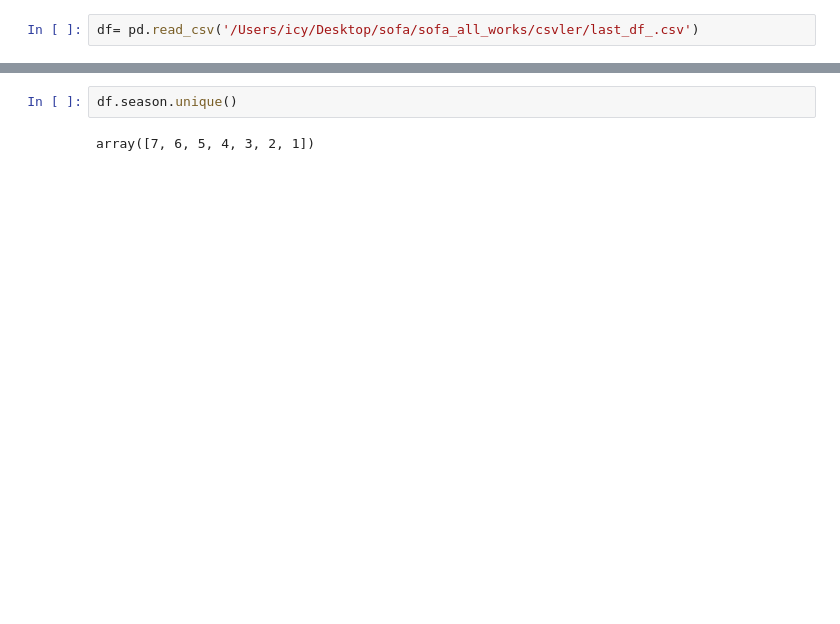
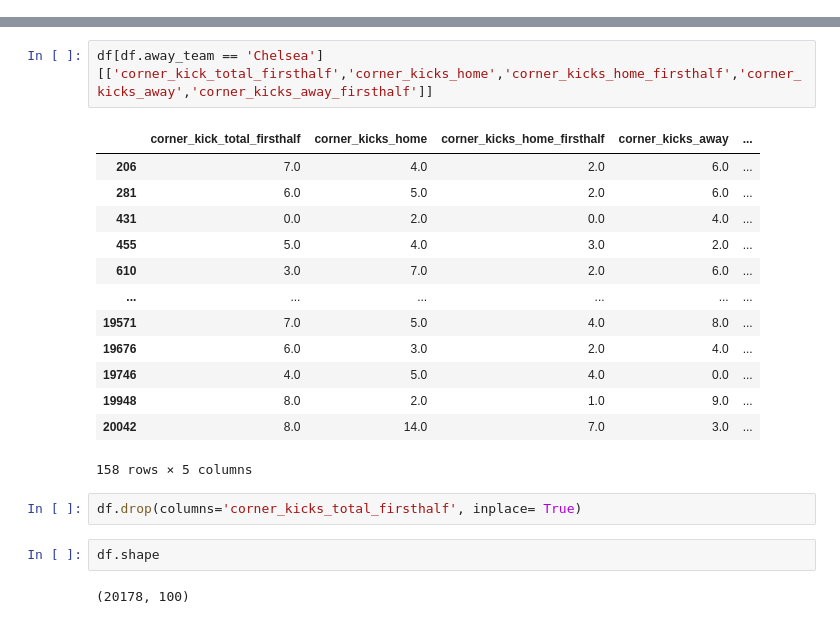
Before and after one commit to jesustr/sofa_calisma, a Jupyter notebook: sofa_functions.ipynb, the cells around one changed output, grey strips where cells are left out. Drawn from its saved outputs; the diff is of its cells as text; blank space fills up the shorter version.

```diff
--- a/sofa_functions.ipynb
+++ b/sofa_functions.ipynb
@@ -82,3 +82 @@ def corner(home,away,hafta= 5,period= None):
-# %%
-df= pd.read_csv('/Users/icy/Desktop/sofa/sofa_all_works/csvler/last_df_.csv')
 # %%
@@ -167,4 +130,22 @@ df[(df.away_team.str.contains('PSG')) ].sort_values(by= 'date', ascending= False
-# %%
-df.season.unique()
-# %% [output]
-array([7, 6, 5, 4, 3, 2, 1])
+# %%
+df[df.away_team == 'Chelsea'][['corner_kick_total_firsthalf','corner_kicks_home','corner_kicks_home_firsthalf','corner_kicks_away','corner_kicks_away_firsthalf']]
+# %% [output]
+|  | corner_kick_total_firsthalf | corner_kicks_home | corner_kicks_home_firsthalf | corner_kicks_away | ... |
+| 206 | 7.0 | 4.0 | 2.0 | 6.0 | ... |
+| 281 | 6.0 | 5.0 | 2.0 | 6.0 | ... |
+| 431 | 0.0 | 2.0 | 0.0 | 4.0 | ... |
+| 455 | 5.0 | 4.0 | 3.0 | 2.0 | ... |
+| 610 | 3.0 | 7.0 | 2.0 | 6.0 | ... |
+| ... | ... | ... | ... | ... | ... |
+| 19571 | 7.0 | 5.0 | 4.0 | 8.0 | ... |
+| 19676 | 6.0 | 3.0 | 2.0 | 4.0 | ... |
+| 19746 | 4.0 | 5.0 | 4.0 | 0.0 | ... |
+| 19948 | 8.0 | 2.0 | 1.0 | 9.0 | ... |
+| 20042 | 8.0 | 14.0 | 7.0 | 3.0 | ... |
+158 rows × 5 columns
+# %%
+df.drop(columns='corner_kicks_total_firsthalf', inplace= True)
+# %%
+df.shape
+# %% [output]
+(20178, 100)
```
Also changed, not shown: parts of 7 cells of this notebook, 9 other files.
